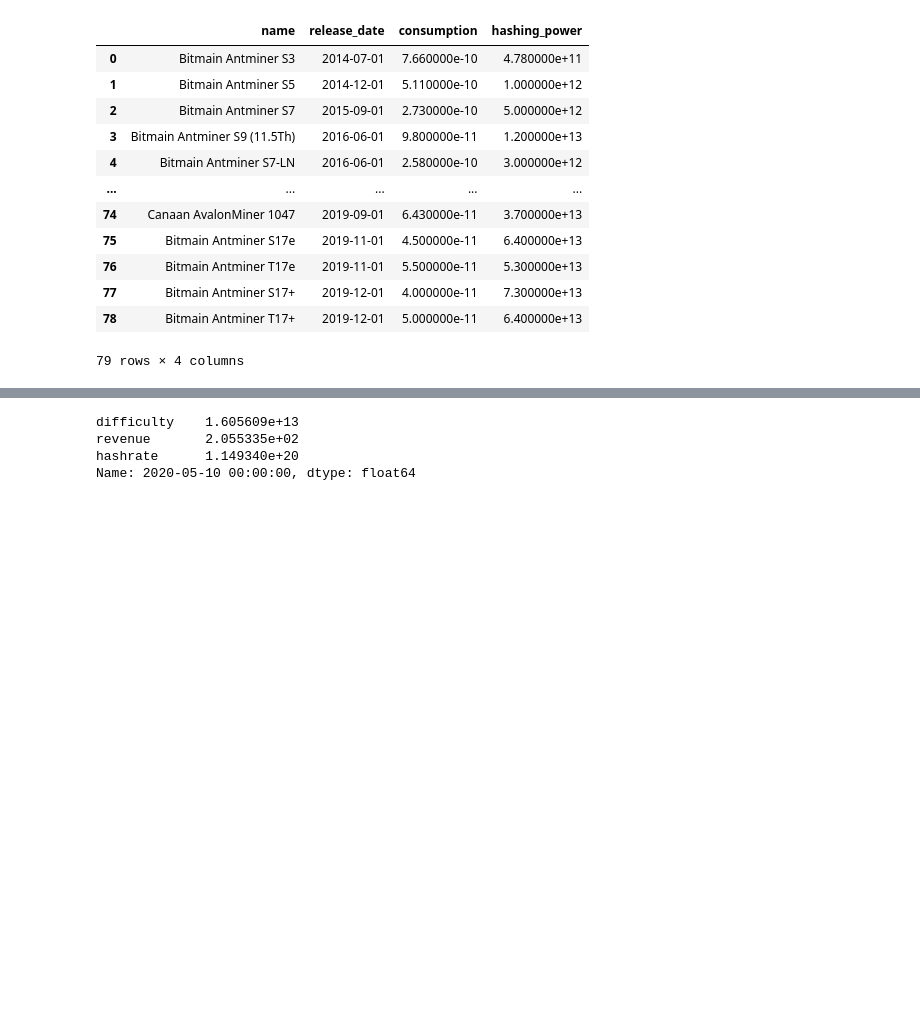
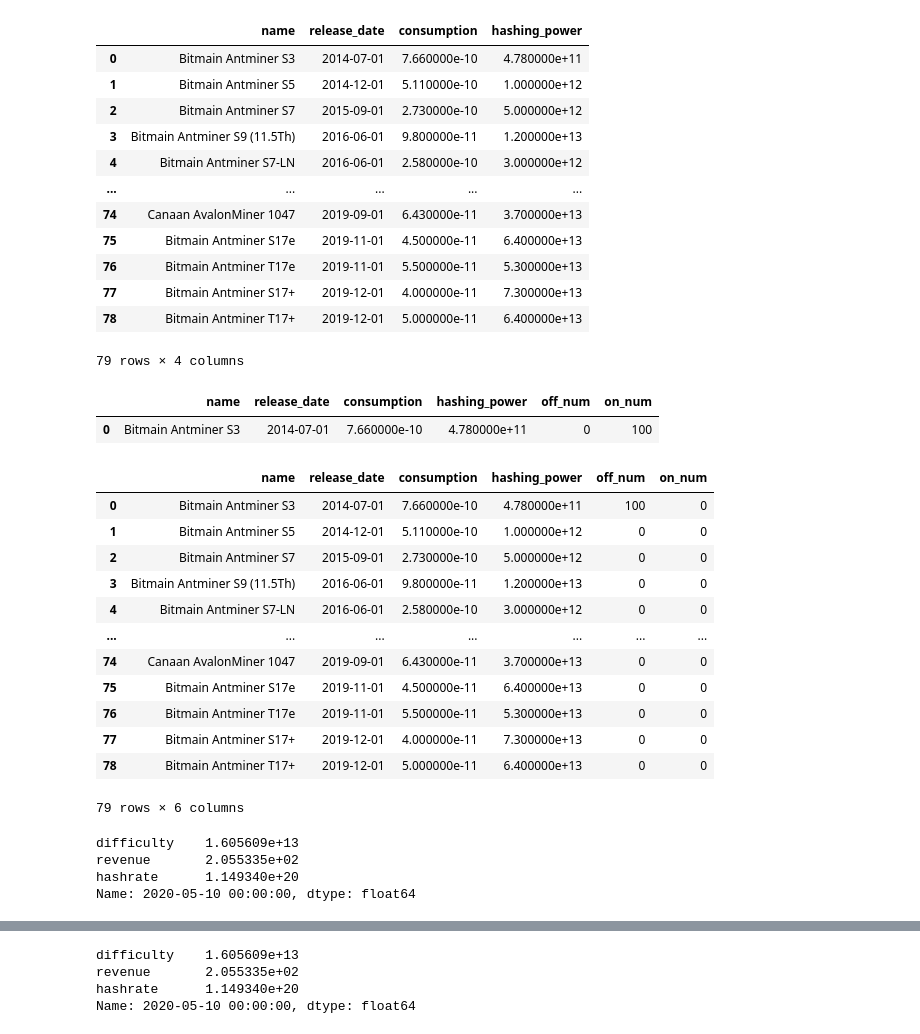
Before and after one commit to Lukasdeloose/sustainable_blockchain, a Jupyter notebook: data_analysis/bitcoin.ipynb, the cells around one changed output, grey strips where cells are left out. Cells and saved outputs as stored; diff of their text form; code cells hidden in the pictures; blank space fills up the shorter version.

```diff
--- a/data_analysis/bitcoin.ipynb
+++ b/data_analysis/bitcoin.ipynb
@@ -131,19 +131,19 @@ bitcoin = bitcoin[bitcoin.index > SHA256_hardware.loc[0,'release_date']]
 # Difficulty to hashrate
 bitcoin['hashrate'] = bitcoin['difficulty'].apply(lambda x: hashrate_from_difficulty(x))
 # %%
-def calc_profitability_threshold(data, PUE, elec_price):
-    rev_per_hash = data['revenue']/data['hashrate'] #$/h
+def calc_profitability_threshold(data, PUE, elec_price, growth_factor):
+    rev_per_hash = data['revenue']*growth_factor/data['hashrate'] #$/h
     return rev_per_hash/(elec_price*PUE)
 
-def is_profitable(hardware, data, PUE, elec_price):
-    profitability_threshold = calc_profitability_threshold(data, PUE, elec_price)
+def is_profitable(hardware, data, PUE, elec_price, growth_factor=1):
+    profitability_threshold = calc_profitability_threshold(data, PUE, elec_price, growth_factor)
     # consumption is J/h, if smaller, more efficient
     if hardware['consumption'] < profitability_threshold:
         return True
     else:
         return False
 
-def get_profitable_hardware(data, hardware, PUE_dict = std_PUE, bound = 'estimate', PUE_fix = True, elec_price = avg_elec_price):
+def get_profitable_hardware(data, hardware, PUE_dict = std_PUE, bound = 'estimate', PUE_fix = True, elec_price = avg_elec_price, growth_factor = 1):
     if bound == "lower":
         prof_hardware = hardware[hardware.apply(lambda x: is_profitable(x, data, PUE_dict['lower'], elec_price),axis=1)]
     elif bound == "upper":
@@ -166,3 +166,39 @@ def get_turn_off_hardware(hardware):
 def calc_consumption(hardware):
     # TODO: bounds
     return np.sum(hardware['on_num']*hardware['hashing_power']*hardware['consumption'])
+# %%
+hardware['off_num'] = 0
+hardware['on_num'] = 0
+hardware.loc[0,'on_num'] = 100
+
+to_replace = hardware[~hardware.apply(lambda x: is_profitable(x, data, std_PUE['estimate'], avg_elec_price, growth_factor = 1), axis=1)]
+to_replace = to_replace[to_replace['on_num'] >= 1]
+to_replace
+# %% [output]
+|  | name | release_date | consumption | hashing_power | off_num | on_num |
+| 0 | Bitmain Antminer S3 | 2014-07-01 | 7.660000e-10 | 4.780000e+11 | 0 | 100 |
+# %%
+hardware.loc[to_replace.index, 'off_num'] = hardware.loc[to_replace.index, 'on_num']
+hardware.loc[to_replace.index, 'on_num'] = 0
+hardware
+# %% [output]
+|  | name | release_date | consumption | hashing_power | off_num | on_num |
+| 0 | Bitmain Antminer S3 | 2014-07-01 | 7.660000e-10 | 4.780000e+11 | 100 | 0 |
+| 1 | Bitmain Antminer S5 | 2014-12-01 | 5.110000e-10 | 1.000000e+12 | 0 | 0 |
+| 2 | Bitmain Antminer S7 | 2015-09-01 | 2.730000e-10 | 5.000000e+12 | 0 | 0 |
+| 3 | Bitmain Antminer S9 (11.5Th) | 2016-06-01 | 9.800000e-11 | 1.200000e+13 | 0 | 0 |
+| 4 | Bitmain Antminer S7-LN | 2016-06-01 | 2.580000e-10 | 3.000000e+12 | 0 | 0 |
+| ... | ... | ... | ... | ... | ... | ... |
+| 74 | Canaan AvalonMiner 1047 | 2019-09-01 | 6.430000e-11 | 3.700000e+13 | 0 | 0 |
+| 75 | Bitmain Antminer S17e | 2019-11-01 | 4.500000e-11 | 6.400000e+13 | 0 | 0 |
+| 76 | Bitmain Antminer T17e | 2019-11-01 | 5.500000e-11 | 5.300000e+13 | 0 | 0 |
+| 77 | Bitmain Antminer S17+ | 2019-12-01 | 4.000000e-11 | 7.300000e+13 | 0 | 0 |
+| 78 | Bitmain Antminer T17+ | 2019-12-01 | 5.000000e-11 | 6.400000e+13 | 0 | 0 |
+79 rows × 6 columns
+# %%
+data
+# %% [output]
+difficulty    1.605609e+13
+revenue       2.055335e+02
+hashrate      1.149340e+20
+Name: 2020-05-10 00:00:00, dtype: float64
```
Also changed, not shown: parts of 8 cells of this notebook, 5 other files.
